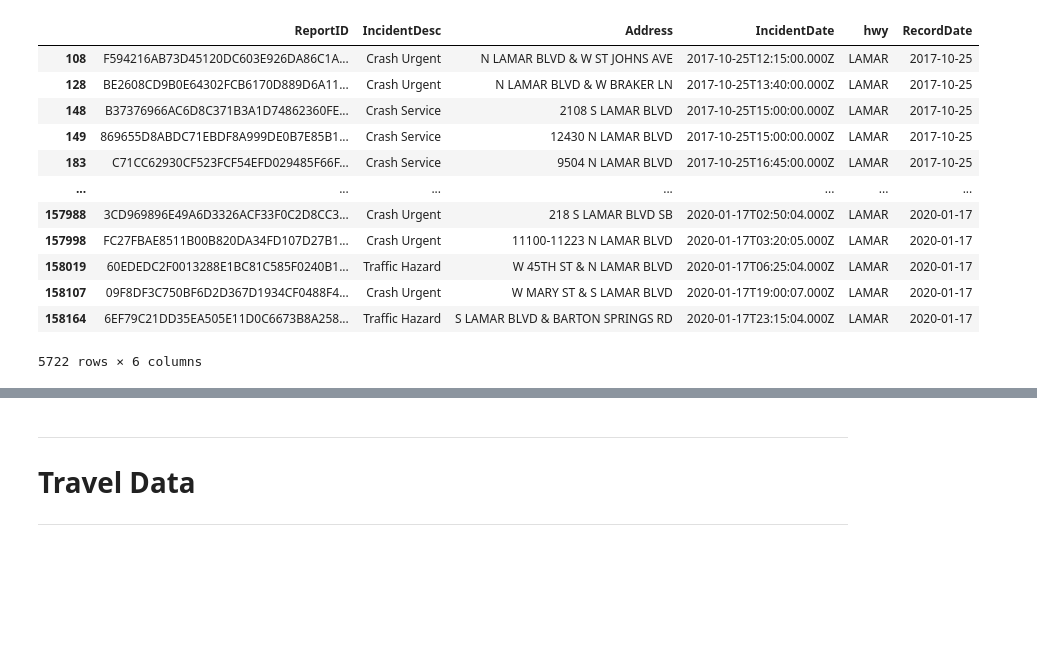
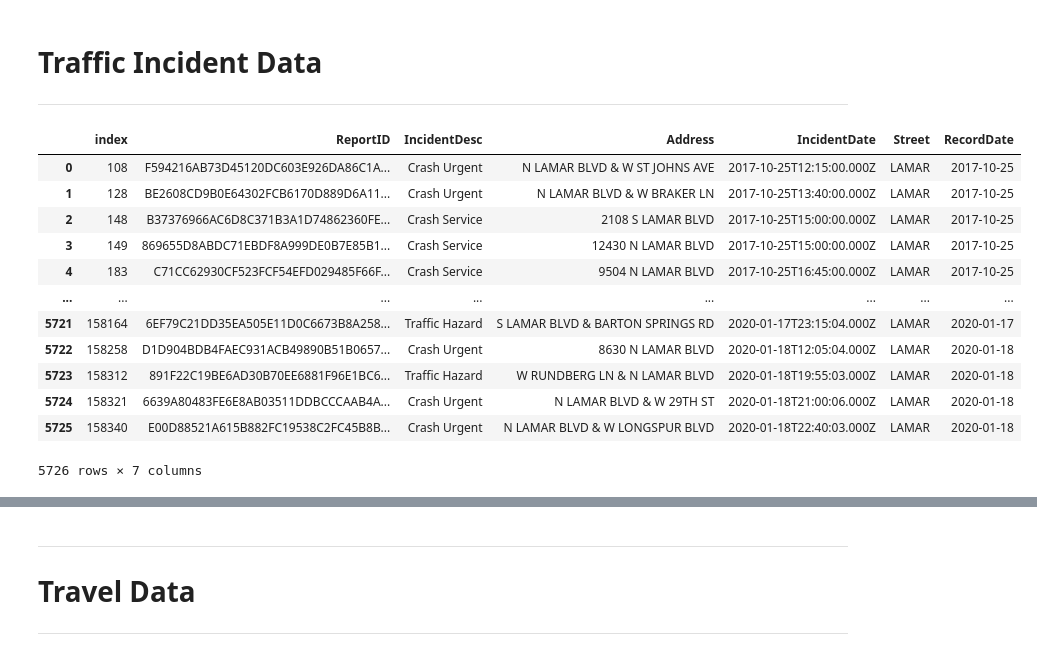
Before and after one commit to SaifeelMomin/Project1---Team_BigBend, a Jupyter notebook: traffic_incident_apis/data.austin/Austin.data.traffic_api.ipynb, the cells around one changed output, grey strips where cells are left out. Cells and saved outputs as stored; diff of their text form; code cells hidden in the pictures; blank space fills up the shorter version.

```diff
--- a/traffic_incident_apis/data.austin/Austin.data.traffic_api.ipynb
+++ b/traffic_incident_apis/data.austin/Austin.data.traffic_api.ipynb
@@ -74,18 +12,3 @@ filtered_df = td[td.hwy.notnull()]
-# %%
-filtered_df
-
-#filtered_df= filtered_df[filtered_df.Year.isin(["2017","2018","2019"])]
-# %% [output]
-|  | ReportID | IncidentDesc | Address | IncidentDate | hwy | RecordDate |
-| 108 | F594216AB73D45120DC603E926DA86C1A... | Crash Urgent | N LAMAR BLVD & W ST JOHNS AVE | 2017-10-25T12:15:00.000Z | LAMAR | 2017-10-25 |
-| 128 | BE2608CD9B0E64302FCB6170D889D6A11... | Crash Urgent | N LAMAR BLVD & W BRAKER LN | 2017-10-25T13:40:00.000Z | LAMAR | 2017-10-25 |
-| 148 | B37376966AC6D8C371B3A1D74862360FE... | Crash Service | 2108 S LAMAR BLVD | 2017-10-25T15:00:00.000Z | LAMAR | 2017-10-25 |
-| 149 | 869655D8ABDC71EBDF8A999DE0B7E85B1... | Crash Service | 12430 N LAMAR BLVD | 2017-10-25T15:00:00.000Z | LAMAR | 2017-10-25 |
-| 183 | C71CC62930CF523FCF54EFD029485F66F... | Crash Service | 9504 N LAMAR BLVD | 2017-10-25T16:45:00.000Z | LAMAR | 2017-10-25 |
-| ... | ... | ... | ... | ... | ... | ... |
-| 157988 | 3CD969896E49A6D3326ACF33F0C2D8CC3... | Crash Urgent | 218 S LAMAR BLVD SB | 2020-01-17T02:50:04.000Z | LAMAR | 2020-01-17 |
-| 157998 | FC27FBAE8511B00B820DA34FD107D27B1... | Crash Urgent | 11100-11223 N LAMAR BLVD | 2020-01-17T03:20:05.000Z | LAMAR | 2020-01-17 |
-| 158019 | 60EDEDC2F0013288E1BC81C585F0240B1... | Traffic Hazard | W 45TH ST & N LAMAR BLVD | 2020-01-17T06:25:04.000Z | LAMAR | 2020-01-17 |
-| 158107 | 09F8DF3C750BF6D2D367D1934CF0488F4... | Crash Urgent | W MARY ST & S LAMAR BLVD | 2020-01-17T19:00:07.000Z | LAMAR | 2020-01-17 |
-| 158164 | 6EF79C21DD35EA505E11D0C6673B8A258... | Traffic Hazard | S LAMAR BLVD & BARTON SPRINGS RD | 2020-01-17T23:15:04.000Z | LAMAR | 2020-01-17 |
-5722 rows × 6 columns
+# %% [markdown]
+# Traffic Incident Data
+---
@@ -92 +20,20 @@ filtered_df
+# %%
+#Put query results and columns into a data frame and display results
+incidents = pd.DataFrame(get_incidents.fetchall())
+incidents.columns = get_incidents.keys()
+incidents
+# %% [output]
+|  | index | ReportID | IncidentDesc | Address | IncidentDate | Street | RecordDate |
+| 0 | 108 | F594216AB73D45120DC603E926DA86C1A... | Crash Urgent | N LAMAR BLVD & W ST JOHNS AVE | 2017-10-25T12:15:00.000Z | LAMAR | 2017-10-25 |
+| 1 | 128 | BE2608CD9B0E64302FCB6170D889D6A11... | Crash Urgent | N LAMAR BLVD & W BRAKER LN | 2017-10-25T13:40:00.000Z | LAMAR | 2017-10-25 |
+| 2 | 148 | B37376966AC6D8C371B3A1D74862360FE... | Crash Service | 2108 S LAMAR BLVD | 2017-10-25T15:00:00.000Z | LAMAR | 2017-10-25 |
+| 3 | 149 | 869655D8ABDC71EBDF8A999DE0B7E85B1... | Crash Service | 12430 N LAMAR BLVD | 2017-10-25T15:00:00.000Z | LAMAR | 2017-10-25 |
+| 4 | 183 | C71CC62930CF523FCF54EFD029485F66F... | Crash Service | 9504 N LAMAR BLVD | 2017-10-25T16:45:00.000Z | LAMAR | 2017-10-25 |
+| ... | ... | ... | ... | ... | ... | ... | ... |
+| 5721 | 158164 | 6EF79C21DD35EA505E11D0C6673B8A258... | Traffic Hazard | S LAMAR BLVD & BARTON SPRINGS RD | 2020-01-17T23:15:04.000Z | LAMAR | 2020-01-17 |
+| 5722 | 158258 | D1D904BDB4FAEC931ACB49890B51B0657... | Crash Urgent | 8630 N LAMAR BLVD | 2020-01-18T12:05:04.000Z | LAMAR | 2020-01-18 |
+| 5723 | 158312 | 891F22C19BE6AD30B70EE6881F96E1BC6... | Traffic Hazard | W RUNDBERG LN & N LAMAR BLVD | 2020-01-18T19:55:03.000Z | LAMAR | 2020-01-18 |
+| 5724 | 158321 | 6639A80483FE6E8AB03511DDBCCCAAB4A... | Crash Urgent | N LAMAR BLVD & W 29TH ST | 2020-01-18T21:00:06.000Z | LAMAR | 2020-01-18 |
+| 5725 | 158340 | E00D88521A615B882FC19538C2FC45B8B... | Crash Urgent | N LAMAR BLVD & W LONGSPUR BLVD | 2020-01-18T22:40:03.000Z | LAMAR | 2020-01-18 |
+5726 rows × 7 columns
 # %%
```
Also changed, not shown: parts of 22 cells of this notebook, 6 other files.
